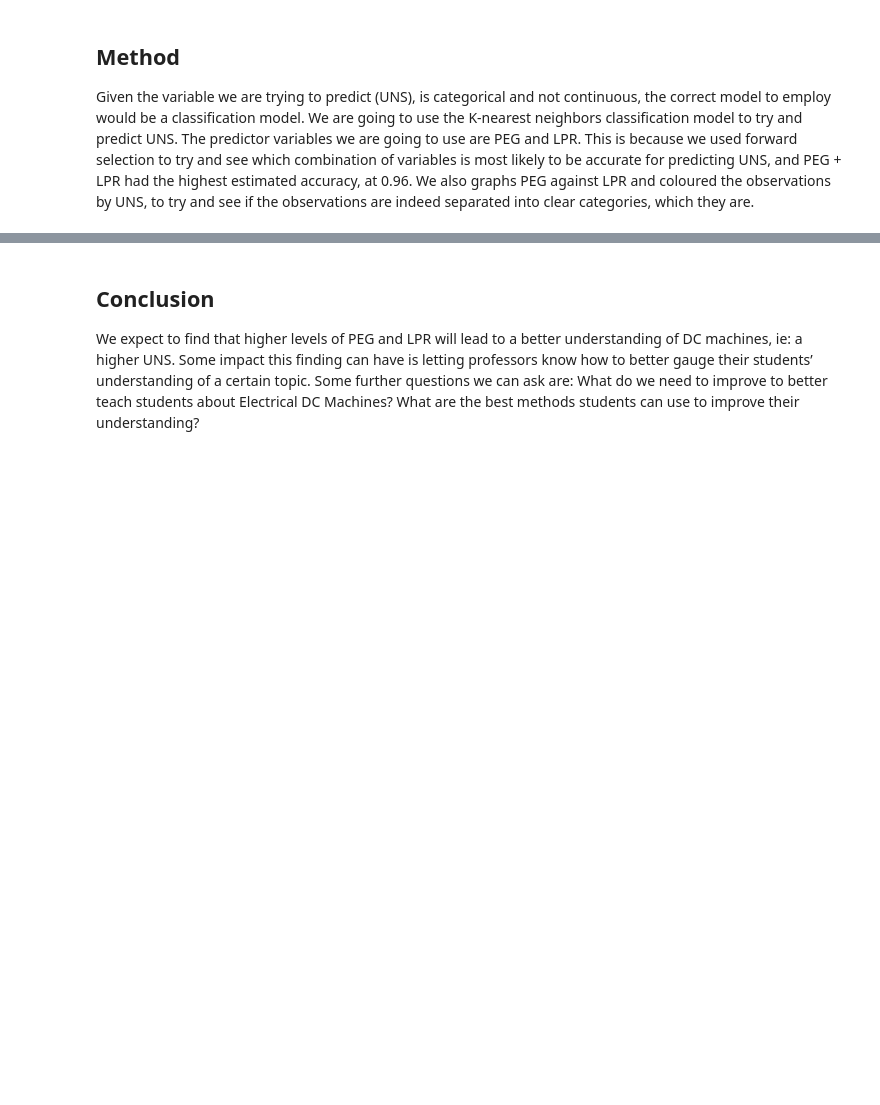
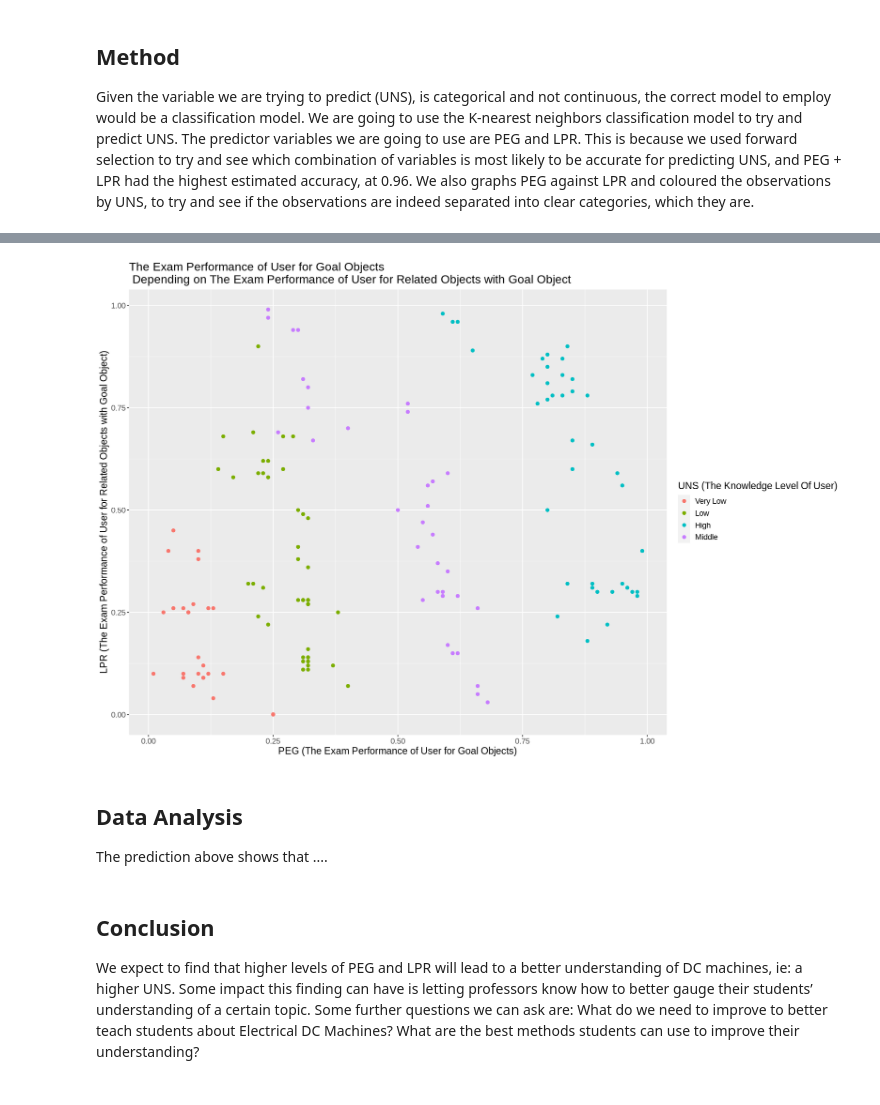
Before and after one commit to jjannahm/dsci_groupproject_report, a Jupyter notebook: proposal.ipynb, the cells around one changed output, grey strips where cells are left out. Drawn from its saved outputs; the diff is of its cells as text; code cells hidden in the pictures; blank space fills up the shorter version.

```diff
--- a/proposal.ipynb
+++ b/proposal.ipynb
@@ -249,3 +261,29 @@ Computational engine: kknn
+# %%
+knn_spec <- nearest_neighbor(weight_func = "rectangular", neighbors = 3) |>
+      set_engine("kknn") |>
+      set_mode("classification")
+
+user_fit <- workflow() |>
+              add_recipe(knn_recipe) |>
+              add_model(knn_spec) |>
+              fit(data = user_training_data)
+
+class_prediction <- predict(user_fit, user_test_data) |>
+              bind_cols(user_test_data)
+# %%
+options(repr.plot.width = 15, repr.plot.height = 10)
+class_plot <- ggplot(class_prediction, aes(x = PEG, y = LPR, color = as_factor(UNS))) +
+            geom_point(size = 2) +
+            labs(x = "PEG (The Exam Performance of User for Goal Objects)", y = "LPR (The Exam Performance of User for Related Objects with Goal Object)", color = "UNS (The Knowledge Level Of User)")+
+            ggtitle("The Exam Performance of User for Goal Objects \n Depending on The Exam Performance of User for Related Objects with Goal Object") +
+            theme(text = element_text(size = 14))
+
+class_plot
+# %% [output]
+[figure, added]
+# %% [markdown]
+## Data Analysis
+The prediction above shows that ....
 # %% [markdown]
 ## Conclusion
 We expect to find that higher levels of PEG and LPR will lead to a better understanding of DC machines, ie: a higher UNS. Some impact this finding can have is letting professors know how to better gauge their students’ understanding of a certain topic. Some further questions we can ask are: What do we need to improve to better teach students about Electrical DC Machines? What are the best methods students can use to improve their understanding?
```
Also changed, not shown: parts of 7 cells of this notebook.
